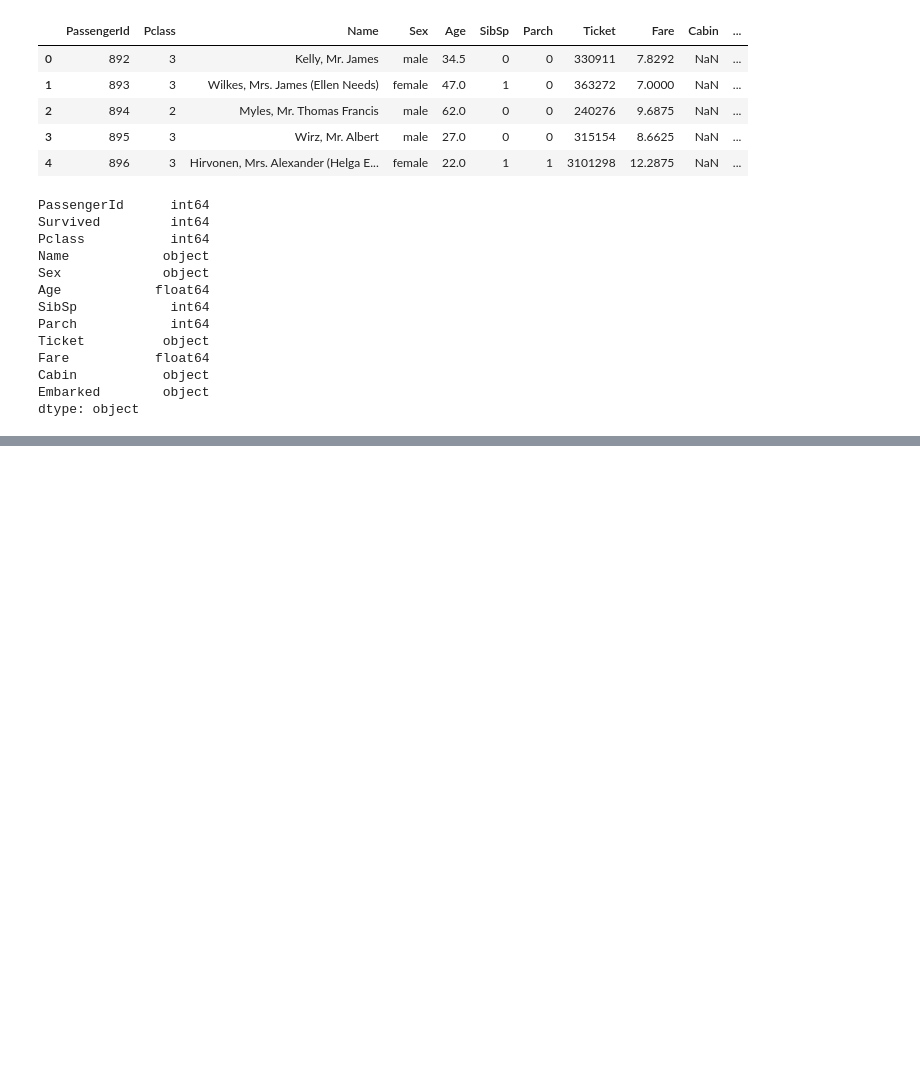
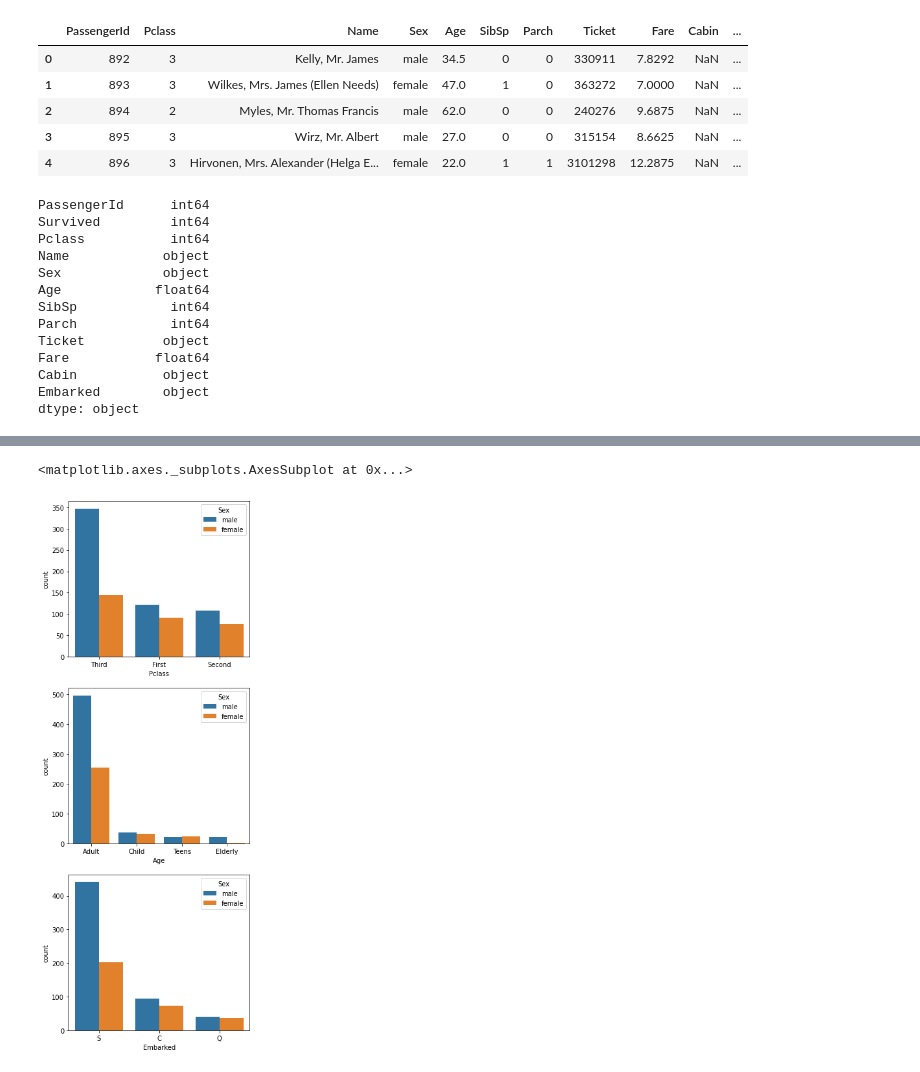
Before and after one commit to JC-prog/Kaggle_Titanic, a Jupyter notebook: titanic_notebook.ipynb, the cells around one changed output, grey strips where cells are left out. Saved outputs shown, nothing was run; the diff lists cells and outputs as text; code cells hidden in the pictures; blank space fills up the shorter version.

```diff
--- a/titanic_notebook.ipynb
+++ b/titanic_notebook.ipynb
@@ -44,0 +368,9 @@ dtype: object
+# %%
+fig, axes = plt.subplots((3,3), figsize=(5,15))
+
+sns.countplot(data=df_train_cat, x='Pclass', hue='Sex', ax=axes[0,1])
+sns.countplot(data=df_train_cat, x='Age', hue='Sex', ax=axes[1,1])
+sns.countplot(data=df_train_cat, x='Embarked', hue='Sex', ax=axes[2,1])
+# %% [output]
+<matplotlib.axes._subplots.AxesSubplot at 0x...>
+[figure, added]
```
Also changed, not shown: parts of 50 cells of this notebook, 2 other files.
